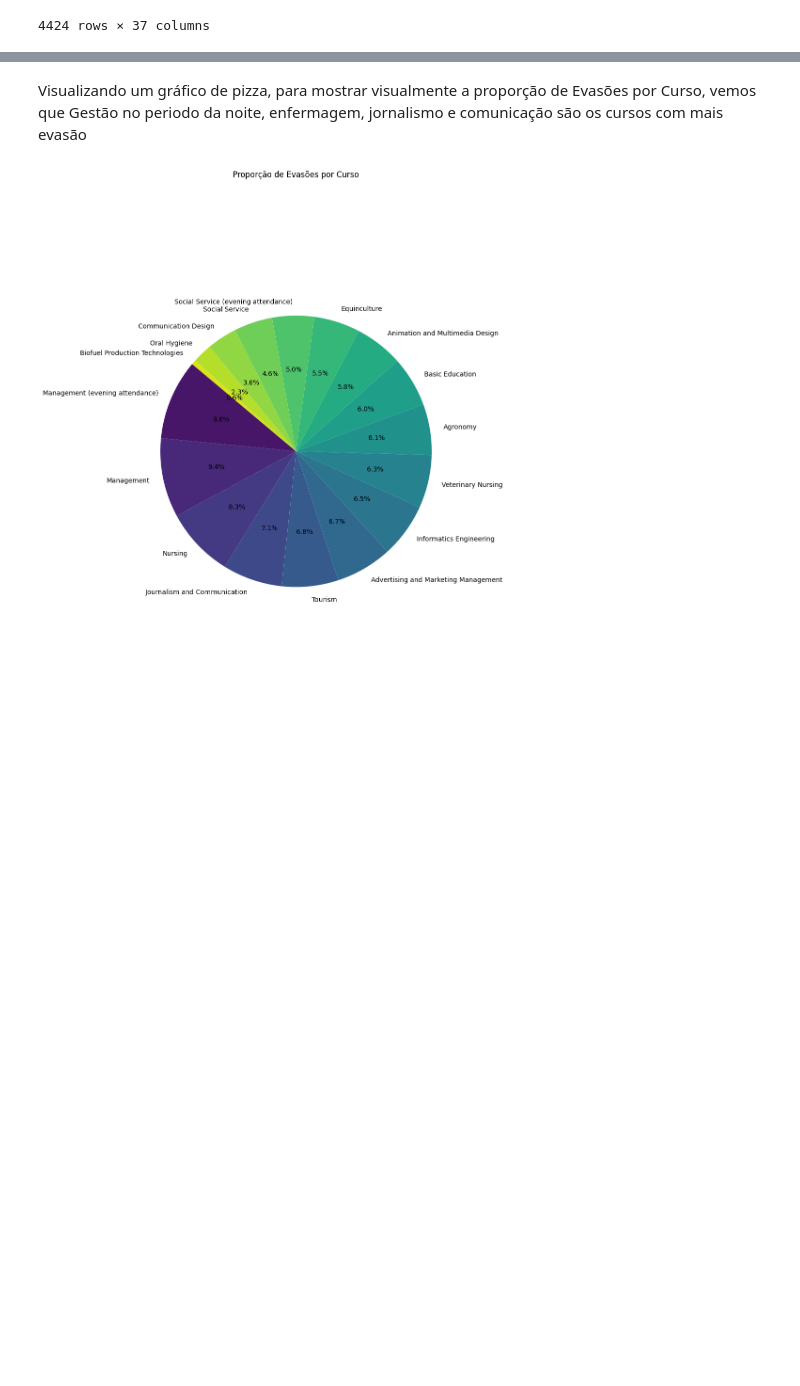
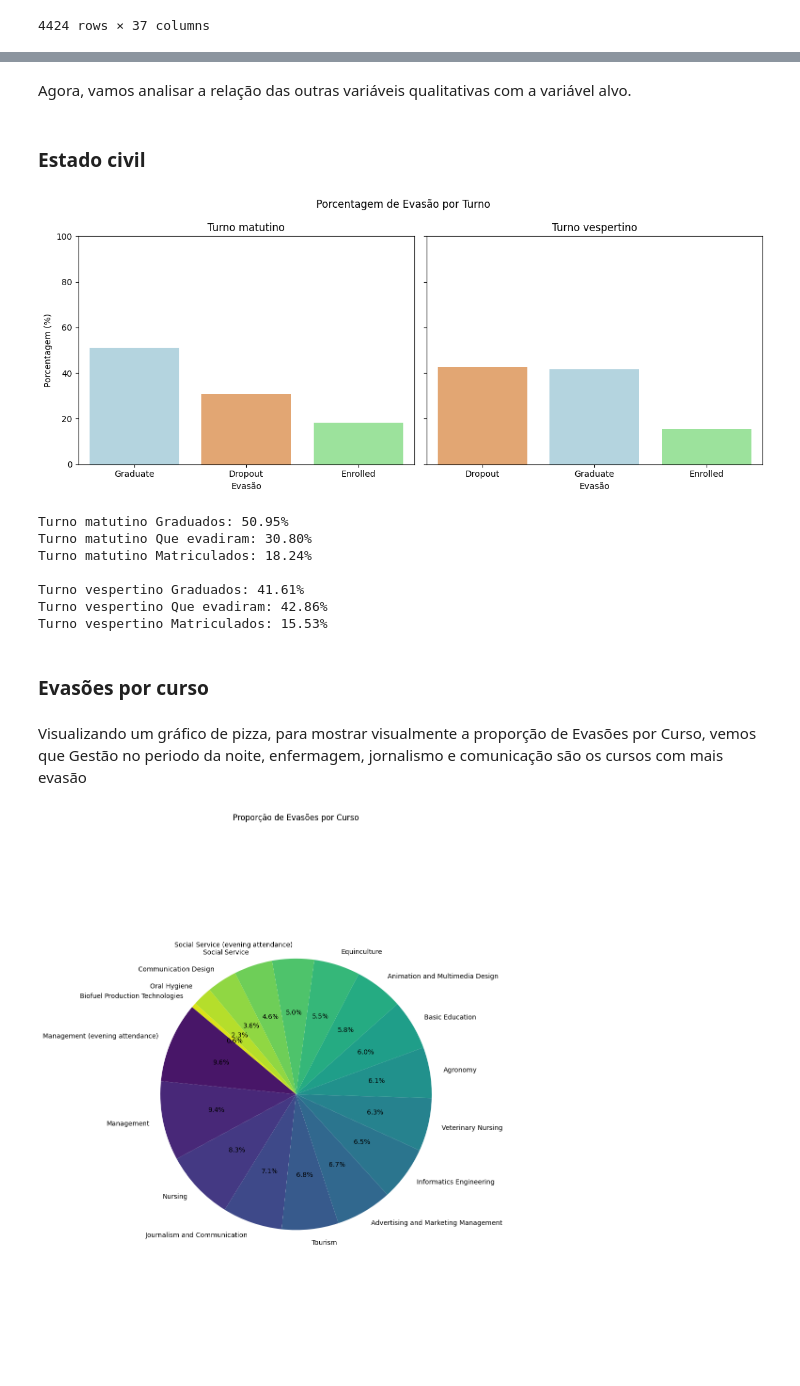
Before and after one commit to schwaad/Student-Dropout-Analysis, a Jupyter notebook: Analise_dos_dados.ipynb, the cells around one changed output, grey strips where cells are left out. Drawn from its saved outputs; the diff is of its cells as text; code cells hidden in the pictures; blank space fills up the shorter version.

```diff
--- a/Analise_dos_dados.ipynb
+++ b/Analise_dos_dados.ipynb
@@ -52,3 +77,56 @@ Name: count, dtype: int64
+# %% [markdown]
+Agora, vamos analisar a relação das outras variáveis qualitativas com a variável alvo.
+# %% [markdown]
+### Estado civil
+# %%
+grupos = {
+    'Turno matutino': dataQ[dataQ['Daytime/evening attendance'] == 'daytime'],
+    'Turno vespertino': dataQ[dataQ['Daytime/evening attendance'] == 'evening']
+}
+
+fig, axes = plt.subplots(1, 2, figsize=(12, 5), sharey=True)
+
+pastel = {'Graduate': 'lightblue', 'Dropout': 'sandybrown', 'Enrolled': 'lightgreen'}
+
+for ax, (titulo, grupo) in zip(axes, grupos.items()):
+    proporcao = (grupo['Target'].value_counts(normalize=True) * 100).reset_index()
+    proporcao.columns = ['Target', 'Porcentagem']
+
+    sns.barplot(data=proporcao, x='Target', y='Porcentagem', hue='Target', ax=ax, palette=pastel)
+    ax.set_title(titulo)
+    ax.set_ylim(0, 100)
+    ax.set_xlabel('Evasão')
+    ax.set_ylabel('Porcentagem (%)')
+
+
+plt.suptitle('Porcentagem de Evasão por Turno')
+plt.tight_layout()
+plt.show()
+
+for titulo, grupo in grupos.items():
+    total = len(grupo)
+    graduados = (grupo['Target'] == 'Graduate').sum()
+    evadiram = (grupo['Target'] == 'Dropout').sum()
+    matriculados = (grupo['Target'] == 'Enrolled').sum()
+
+    graduados_pct = (graduados / total) * 100 if total > 0 else 0
+    evadiram_pct = (evadiram / total) * 100 if total > 0 else 0
+    matriculados_pct = (matriculados / total) * 100 if total > 0 else 0
+
+    print(f"{titulo} Graduados: {graduados_pct:.2f}%")
+    print(f"{titulo} Que evadiram: {evadiram_pct:.2f}%")
+    print(f"{titulo} Matriculados: {matriculados_pct:.2f}%\n")
+# %% [output]
+[figure, added]
+Turno matutino Graduados: 50.95%
+Turno matutino Que evadiram: 30.80%
+Turno matutino Matriculados: 18.24%
+
+Turno vespertino Graduados: 41.61%
+Turno vespertino Que evadiram: 42.86%
+Turno vespertino Matriculados: 15.53%
+# %% [markdown]
+### Evasões por curso
 # %% [markdown]
 Visualizando um gráfico de pizza, para mostrar visualmente a proporção de Evasões por Curso, vemos que Gestão no periodo da noite, enfermagem, jornalismo e comunicação são os cursos com mais evasão
 # %%
```
Also changed, not shown: parts of 38 cells of this notebook.
